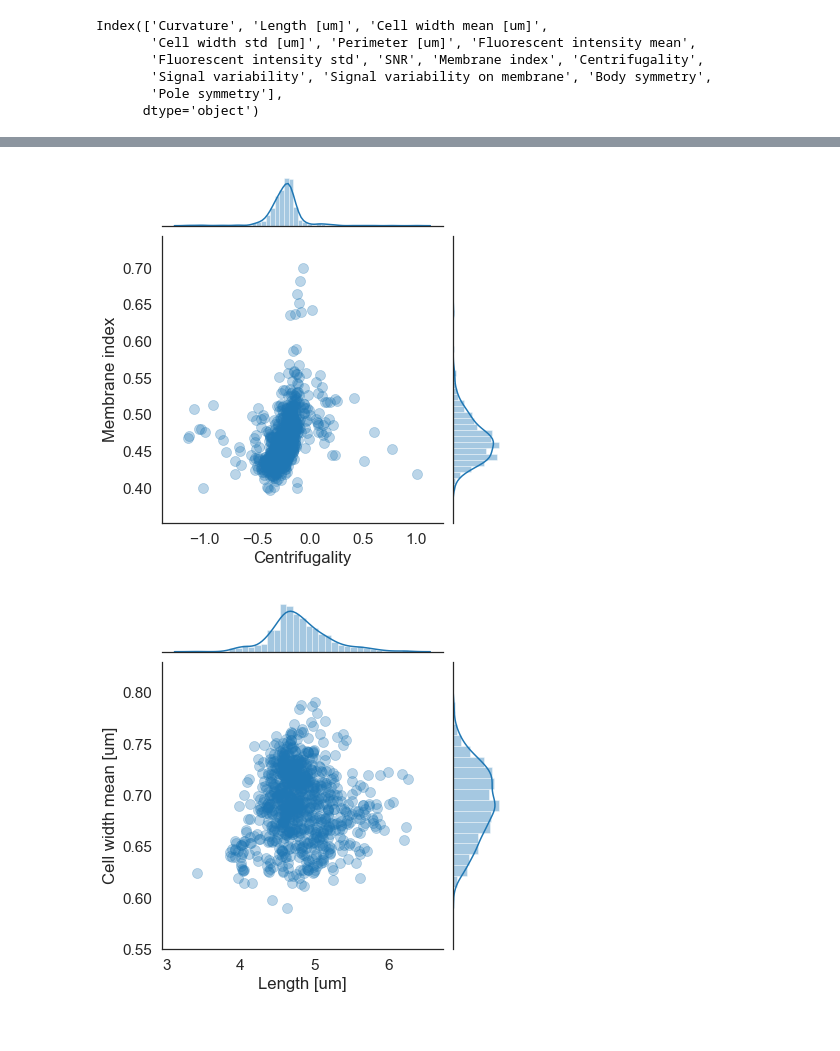
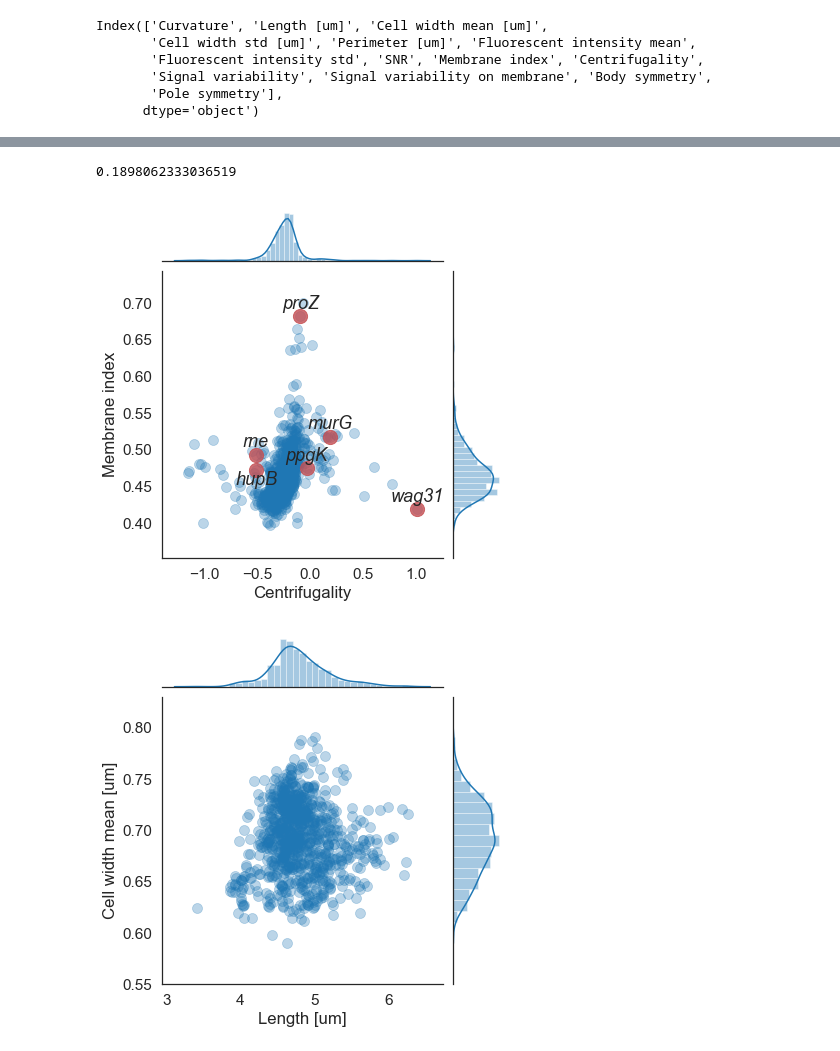
Before and after one commit to jzrolling/IMyG_2, a Jupyter notebook: Notebooks/plot.ipynb, the cells around one changed output, grey strips where cells are left out. Saved outputs shown, nothing was run; the diff lists cells and outputs as text; code cells hidden in the pictures.

```diff
--- a/Notebooks/plot.ipynb
+++ b/Notebooks/plot.ipynb
@@ -439,14 +451,33 @@ global_mean_dict
  'Pole symmetry': [0.8376233857978332, 0.06486888899489521]}
 # %%
 filtered_data = final_glob[(final_glob["Count"]>100) & (final_glob["SNR"]>3)]
+# %%
+sample_id = [1198,1011,1220,1250,1223,1248]
+names = ["murG","wag31","ppgK","hupB","rne","proZ"]
+final_glob.iloc[1198]["Centrifugality"]
+# %% [output]
+0.1898062333036519
 # %%
 sns.set(font_scale = 1.4,style ="white")
 plot1 = sns.JointGrid(x='Centrifugality',y="Membrane index",data=filtered_data)
 plot1 = plot1.plot_marginals(sns.distplot,color = "tab:blue")
 plot1 = plot1.plot_joint(sns.scatterplot,color="tab:blue",alpha=0.3,s=100,edgecolor="tab:blue")
-plot1.savefig("/Volumes/Sam/summary/centrifugality_membraneidx_normalized.png")
+for i in range(len(sample_id)):
+    idx = sample_id[i]
+    name = names[i]
+    plt.scatter(final_glob.iloc[idx]["Centrifugality"],final_glob.iloc[idx]["Membrane index"],\
+                alpha=0.8,s=200,color="r")
+    if name == "hupB":
+        offset = -0.02
+    else:
+        offset = 0.01
+    plt.annotate(name,xy=(final_glob.iloc[idx]["Centrifugality"],final_glob.iloc[idx]["Membrane index"]+offset),\
+                 fontsize=18,style="italic",horizontalalignment='center')
+plt.axvline()
+plot1.savefig("/Users/jz-rolling/PycharmProjects/IMyG_2/Manuscript/figures/centrifugality_membraneidx_normalized.png",\
+              dpi = 200,bbox_inches = "tight")
 # %% [output]
-[figure, old version]
+[figure, new version]
 # %%
 sns.set(font_scale = 1.4,style ="white")
 plot2 = sns.JointGrid(x='Length [um]',y="Cell width mean [um]",data=filtered_data)
```
Also changed, not shown: parts of 12 cells of this notebook, 8 other files.
